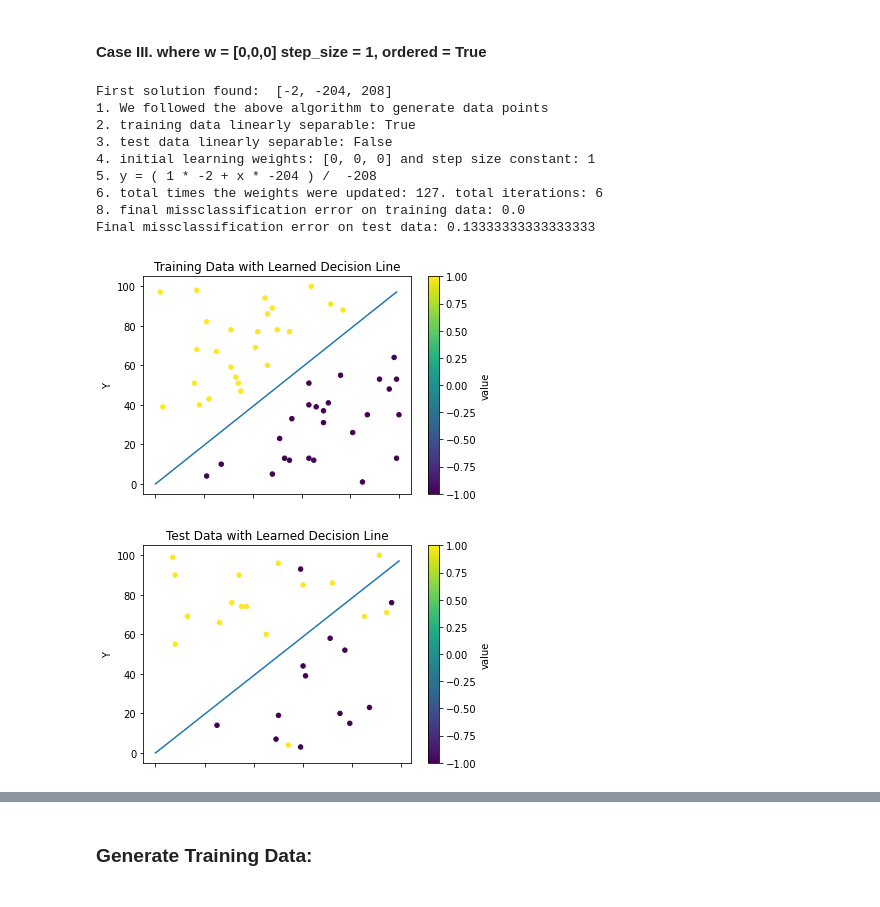
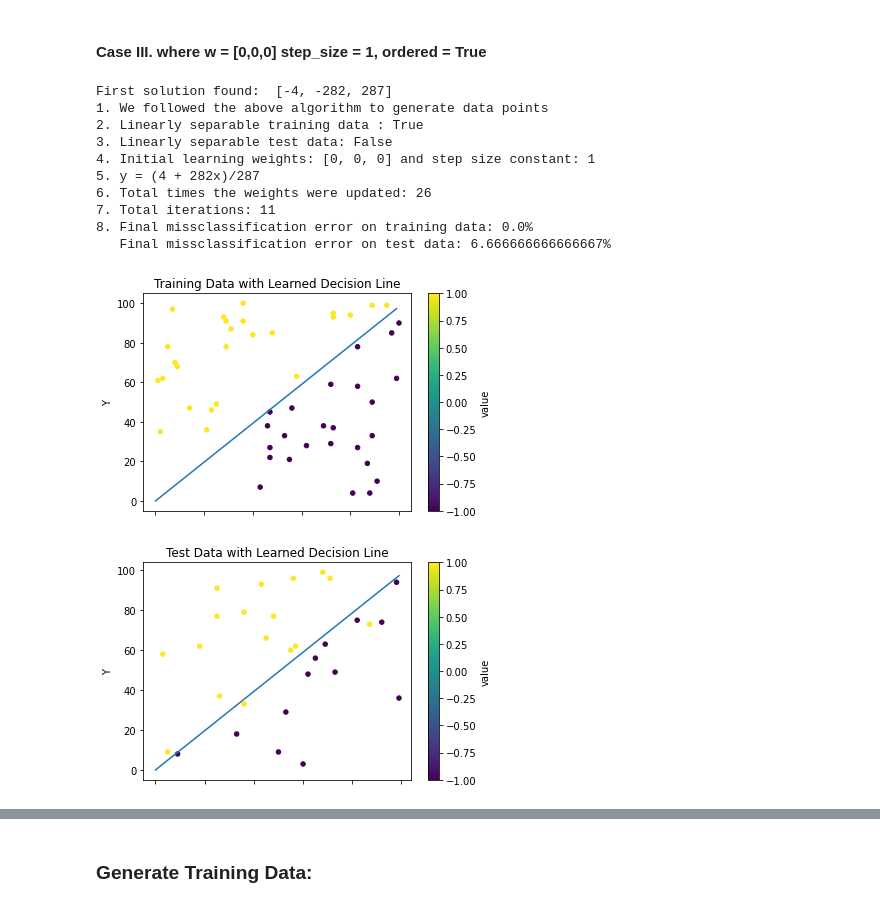
Before and after one commit to LioraW/PLA-Algorithm, a Jupyter notebook: project1.ipynb, the cells around one changed output, grey strips where cells are left out. Cells and saved outputs as stored; diff of their text form; code cells hidden in the pictures.

```diff
--- a/project1.ipynb
+++ b/project1.ipynb
@@ -147 +147,9 @@ def accuracy(weights, data):
+# %%
+def accuracy(weights, data):
+    points = sep_data(data)[0]
+    values = sep_data(data)[1]
+    return (float(num_missclassified_points(weights, points, values)) / len(data)) * 100
+# %%
+def line_string(weights):
+    return 'y = ('+ str(-weights[0]) + ' + ' + str(-weights[1]) + 'x)/' + str(weights[2])
 # %%
@@ -159,7 +168,7 @@ def print_stats(train_ls,test_ls, weights, step, final_weights, total_updates, i
 # %% [markdown]
 <h3> Generate Test Data:
 # %%
-test_data = generate_data(30, linearly_separable=False, min_dist_btwn_points=10)
+test_data = generate_data(30, linearly_separable=False)
 test_points=sep_data(test_data)[0]
 test_values=sep_data(test_data)[1]
 # %% [markdown]
@@ -167,7 +176,7 @@ test_values=sep_data(test_data)[1]
 # %% [markdown]
 <h3>Generate Training Data:
 # %%
-tr_data_ls = generate_data(50, min_dist_btwn_points=10)
+tr_data_ls = generate_data(50)
 
 #separate for sake of PLA
 tr_points = sep_data(tr_data_ls)[0]
@@ -282,39 +298,40 @@ Final missclassification error on test data: 0.13333333333333333
 # %%
 #Variables
 passes = 100
 step_size = 1
 w = [0,0,0]
 
 #example
 ordered_training_data_ls = order(tr_data_ls)
 
 #separate for sake of PLA
 ordered_points = sep_data(ordered_training_data_ls)[0]
 ordered_values = sep_data(ordered_training_data_ls)[1]
 
 #Run PLA on training Data
 result = pla(ordered_points, ordered_values, passes, step_size, w)
 
 #Plot Training data with Learned Decision Line
 plot_data(ordered_training_data_ls, 'Training Data with Learned Decision Line', result['w'])
 
 #Plot Test Data with Learned Decision Line
 plot_data(test_data, 'Test Data with Learned Decision Line', result['w'])
 
-#Get accuracy
-accuracy_train = accuracy(result['w'], tr_data_ls)
-accuracy_test =  accuracy(result['w'], test_data)
+#print stats
+print_stats(True, False, w, step_size, result['w'], result['updates'], result['iterations'], accuracy(result['w'], tr_data_ls), accuracy(result['w'], test_data))
 
-print_stats(True, False, w, step_size, result['w'], result['updates'], result['iterations'], accuracy_train, accuracy_test)
+#save result
+case_III = result['w']
 # %% [output]
-First solution found:  [-2, -204, 208]
+First solution found:  [-4, -282, 287]
 1. We followed the above algorithm to generate data points
-2. training data linearly separable: True
-3. test data linearly separable: False
-4. initial learning weights: [0, 0, 0] and step size constant: 1
-5. y = ( 1 * -2 + x * -204 ) /  -208
-6. total times the weights were updated: 127. total iterations: 6
-8. final missclassification error on training data: 0.0
-Final missclassification error on test data: 0.13333333333333333
+2. Linearly separable training data : True
+3. Linearly separable test data: False
+4. Initial learning weights: [0, 0, 0] and step size constant: 1
+5. y = (4 + 282x)/287
+6. Total times the weights were updated: 26
+7. Total iterations: 11
+8. Final missclassification error on training data: 0.0%
+   Final missclassification error on test data: 6.666666666666667%
-[figure, old version]
+[figure, new version]
-[figure, old version]
+[figure, new version]
```
Also changed, not shown: parts of 26 cells of this notebook.
